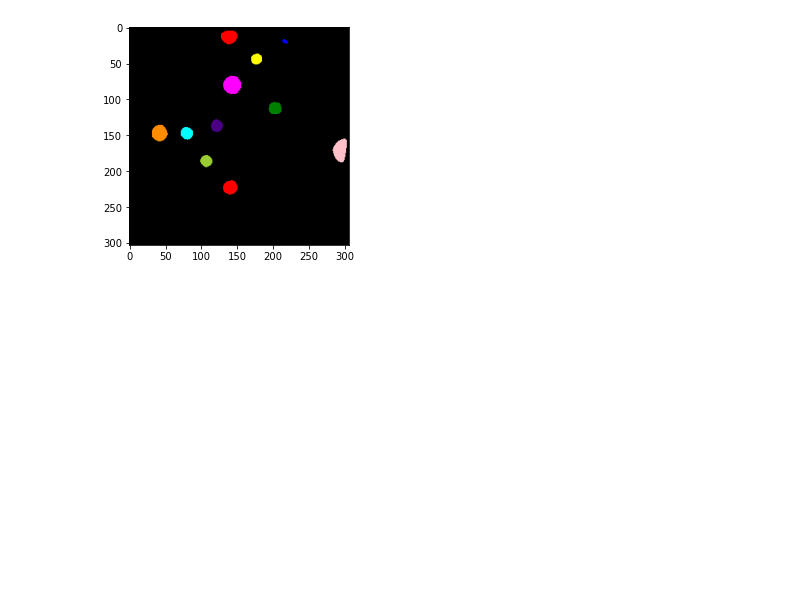
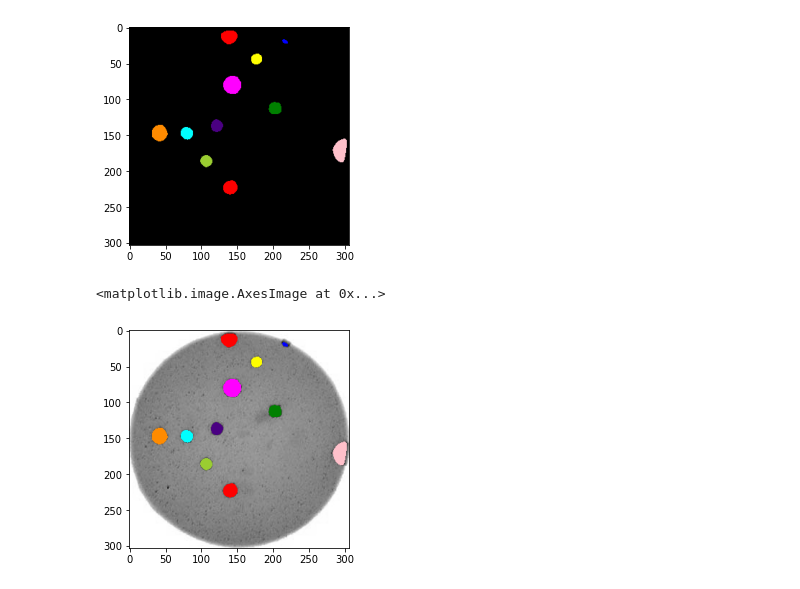
Before and after one commit to esciencecenter-digital-skills/image-processing, a Jupyter notebook: internal_episodes/9_Capstone_Challenge/challenge_solution.ipynb, the cells around one changed output. Cells and saved outputs as stored; diff of their text form; code cells hidden in the pictures; blank space fills up the shorter version.

```diff
--- a/internal_episodes/9_Capstone_Challenge/challenge_solution.ipynb
+++ b/internal_episodes/9_Capstone_Challenge/challenge_solution.ipynb
@@ -26,7 +26,7 @@ def connected_components(
 
     labeled_image, n_objects = measure.label(mask, connectivity=neighborhood, return_num=True)
 
-    return labeled_image, n_objects
+    return labeled_image, n_objects, mask,
 # %%
 data_dir = '/home/dbodor/git/image-processing/data/'
 file = data_dir + 'colonies-01.tif'
@@ -34,8 +34,7 @@ image = iio.imread(file)
 
 # plt.imshow(image)
 
-
-labeled_im, count = connected_components(image, 2, 0.3)
+labeled_im, count, mask = connected_components(image, 2, 0.3)
 colored_label_im = color.label2rgb(labeled_im, bg_label=0)
 print(count)
 plt.imshow(colored_label_im)
@@ -43,3 +42,12 @@ plt.imshow(colored_label_im)
 11
 <matplotlib.image.AxesImage at 0x...>
 [figure]
+# %%
+gray_image = color.rgb2gray(image)
+summary_im = color.gray2rgb(gray_image)
+summary_im[mask] = colored_label_im[mask]
+
+plt.imshow(summary_im)
+# %% [output]
+<matplotlib.image.AxesImage at 0x...>
+[figure, added]
```
